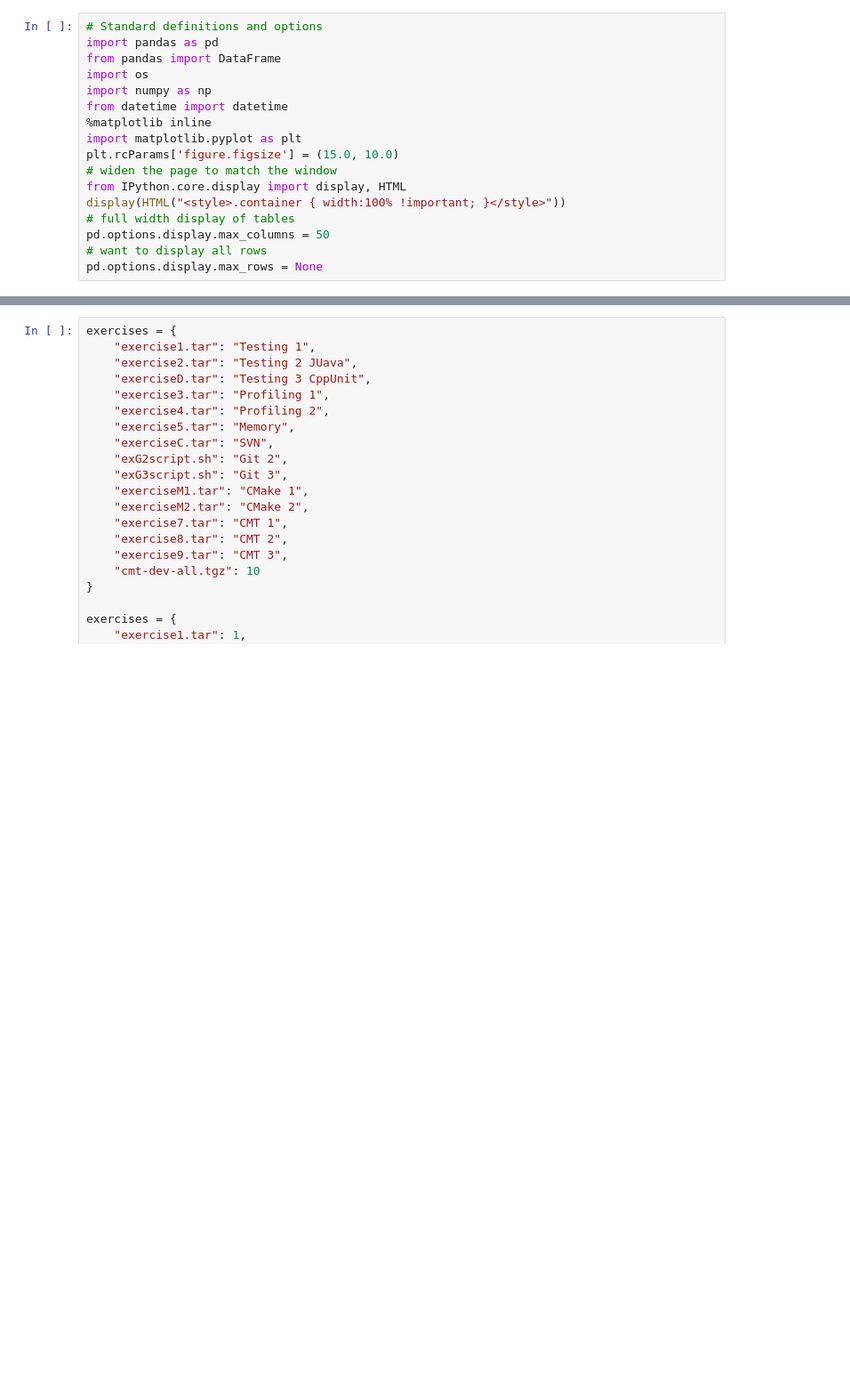
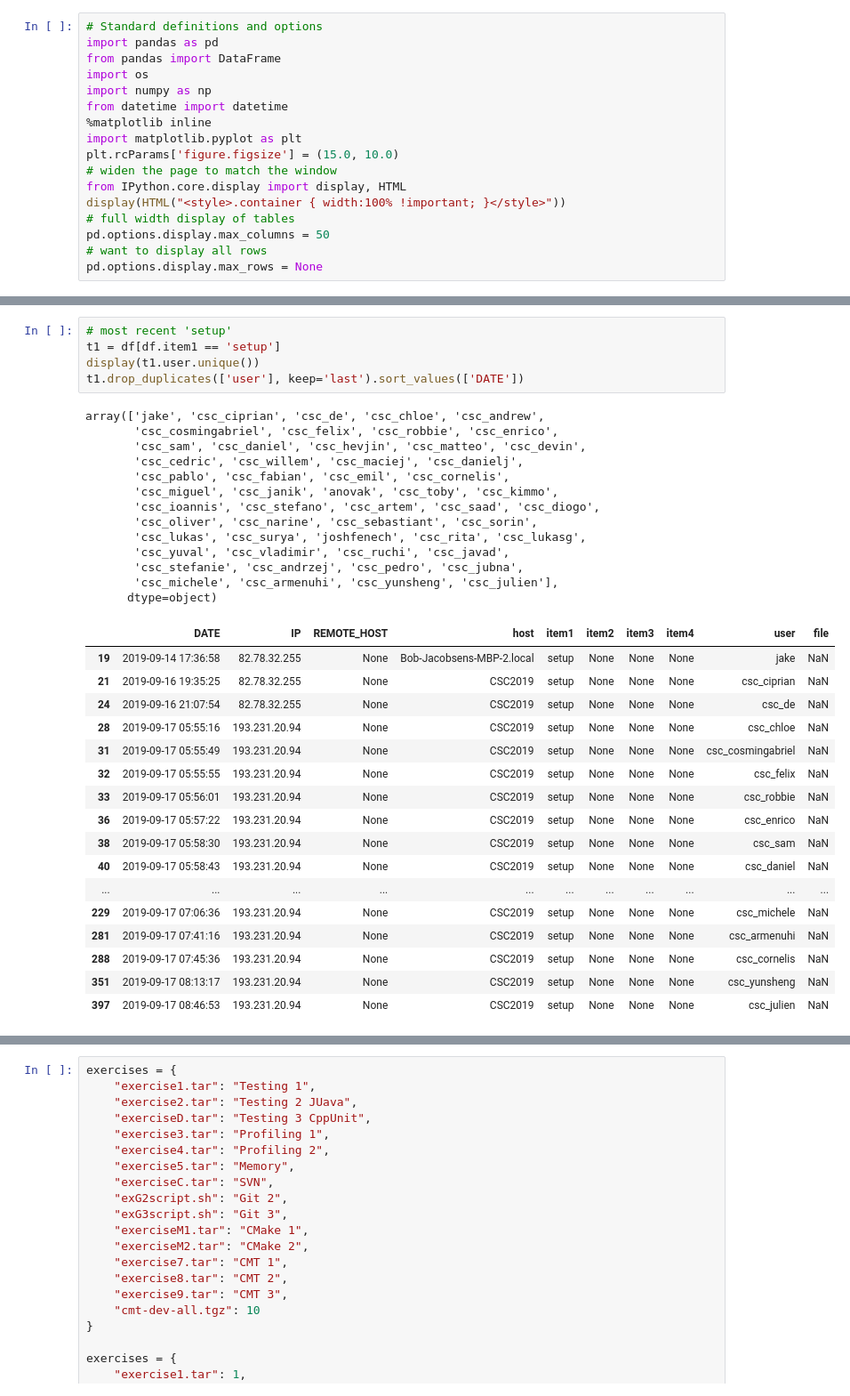
Before and after one commit to bobjacobsen/csc-exercises, a Jupyter notebook: Auxiliary/logging/CSC exercises summary.ipynb, the cells around one changed output, grey strips where cells are left out. Shown at 89% size. Saved outputs shown, nothing was run; the diff lists cells and outputs as text; blank space fills up the shorter version.

```diff
--- a/Auxiliary/logging/CSC exercises summary.ipynb
+++ b/Auxiliary/logging/CSC exercises summary.ipynb
@@ -32,0 +87,36 @@ with open('log.json', 'r') as f:
+# %%
+# most recent 'setup'
+t1 = df[df.item1 == 'setup']
+display(t1.user.unique())
+t1.drop_duplicates(['user'], keep='last').sort_values(['DATE'])
+# %% [output]
+array(['jake', 'csc_ciprian', 'csc_de', 'csc_chloe', 'csc_andrew',
+       'csc_cosmingabriel', 'csc_felix', 'csc_robbie', 'csc_enrico',
+       'csc_sam', 'csc_daniel', 'csc_hevjin', 'csc_matteo', 'csc_devin',
+       'csc_cedric', 'csc_willem', 'csc_maciej', 'csc_danielj',
+       'csc_pablo', 'csc_fabian', 'csc_emil', 'csc_cornelis',
+       'csc_miguel', 'csc_janik', 'anovak', 'csc_toby', 'csc_kimmo',
+       'csc_ioannis', 'csc_stefano', 'csc_artem', 'csc_saad', 'csc_diogo',
+       'csc_oliver', 'csc_narine', 'csc_sebastiant', 'csc_sorin',
+       'csc_lukas', 'csc_surya', 'joshfenech', 'csc_rita', 'csc_lukasg',
+       'csc_yuval', 'csc_vladimir', 'csc_ruchi', 'csc_javad',
+       'csc_stefanie', 'csc_andrzej', 'csc_pedro', 'csc_jubna',
+       'csc_michele', 'csc_armenuhi', 'csc_yunsheng', 'csc_julien'],
+      dtype=object)
+|  | DATE | IP | REMOTE_HOST | host | item1 | item2 | item3 | item4 | user | file |
+| 19 | 2019-09-14 17:36:58 | 82.78.32.255 | None | Bob-Jacobsens-MBP-2.local | setup | None | None | None | jake | NaN |
+| 21 | 2019-09-16 19:35:25 | 82.78.32.255 | None | CSC2019 | setup | None | None | None | csc_ciprian | NaN |
+| 24 | 2019-09-16 21:07:54 | 82.78.32.255 | None | CSC2019 | setup | None | None | None | csc_de | NaN |
+| 28 | 2019-09-17 05:55:16 | 193.231.20.94 | None | CSC2019 | setup | None | None | None | csc_chloe | NaN |
+| 31 | 2019-09-17 05:55:49 | 193.231.20.94 | None | CSC2019 | setup | None | None | None | csc_cosmingabriel | NaN |
+| 32 | 2019-09-17 05:55:55 | 193.231.20.94 | None | CSC2019 | setup | None | None | None | csc_felix | NaN |
+| 33 | 2019-09-17 05:56:01 | 193.231.20.94 | None | CSC2019 | setup | None | None | None | csc_robbie | NaN |
+| 36 | 2019-09-17 05:57:22 | 193.231.20.94 | None | CSC2019 | setup | None | None | None | csc_enrico | NaN |
+| 38 | 2019-09-17 05:58:30 | 193.231.20.94 | None | CSC2019 | setup | None | None | None | csc_sam | NaN |
+| 40 | 2019-09-17 05:58:43 | 193.231.20.94 | None | CSC2019 | setup | None | None | None | csc_daniel | NaN |
+| ... | ... | ... | ... | ... | ... | ... | ... | ... | ... | ... |
+| 229 | 2019-09-17 07:06:36 | 193.231.20.94 | None | CSC2019 | setup | None | None | None | csc_michele | NaN |
+| 281 | 2019-09-17 07:41:16 | 193.231.20.94 | None | CSC2019 | setup | None | None | None | csc_armenuhi | NaN |
+| 288 | 2019-09-17 07:45:36 | 193.231.20.94 | None | CSC2019 | setup | None | None | None | csc_cornelis | NaN |
+| 351 | 2019-09-17 08:13:17 | 193.231.20.94 | None | CSC2019 | setup | None | None | None | csc_yunsheng | NaN |
+| 397 | 2019-09-17 08:46:53 | 193.231.20.94 | None | CSC2019 | setup | None | None | None | csc_julien | NaN |
```
Also changed, not shown: parts of 8 cells of this notebook.
